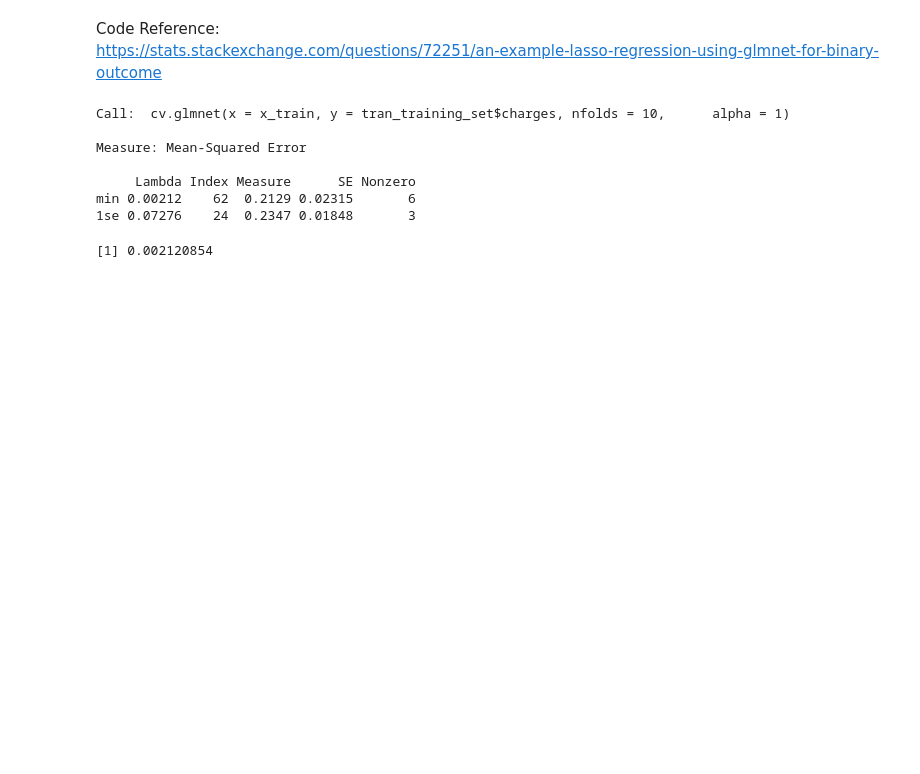
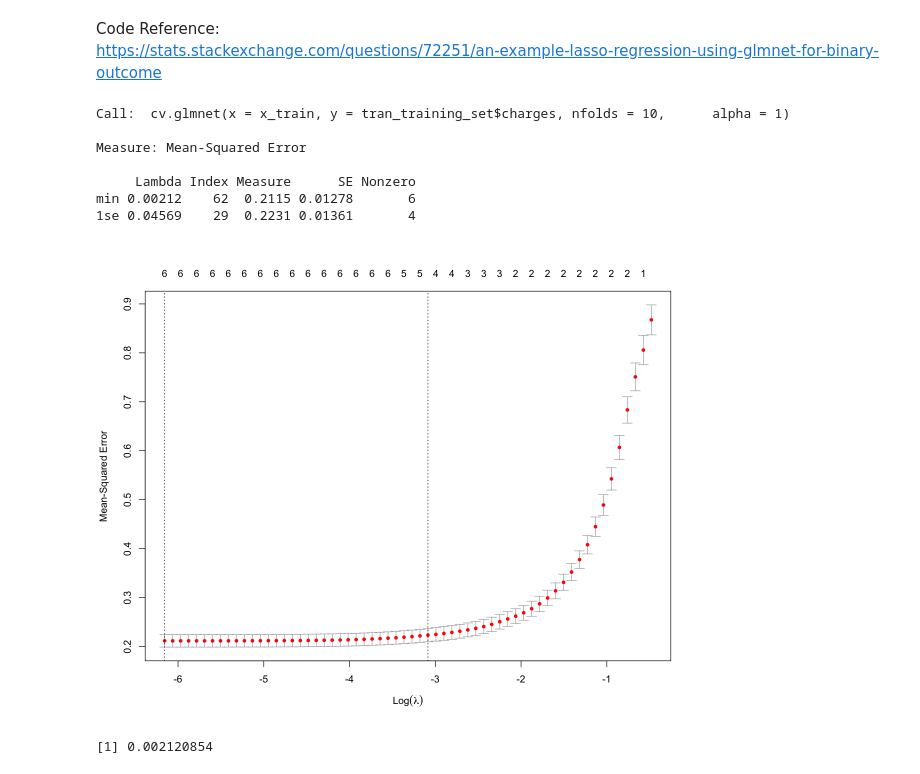
Before and after one commit to Zibo-S/STAT301_Gp_4, a Jupyter notebook: Final_Report_Draft.ipynb, the cells around one changed output. Drawn from its saved outputs; the diff is of its cells as text; code cells hidden in the pictures; blank space fills up the shorter version.

Commit message:
model comparison update

```diff
--- a/Final_Report_Draft.ipynb
+++ b/Final_Report_Draft.ipynb
@@ -172,7 +190,8 @@ From the plot above, the distribution of our transferred target variable is more
 Code Reference: <br>
 https://stats.stackexchange.com/questions/72251/an-example-lasso-regression-using-glmnet-for-binary-outcome
 # %%
-x_train <-model.matrix(tran_training_set$charges~tran_training_set$age+tran_training_set$sex+tran_training_set$bmi+tran_training_set$children+tran_training_set$smoker+tran_training_set$region)
+set.seed(1234)
+x_train <-model.matrix(tran_training_set$charges~tran_training_set$age+tran_training_set$sex+tran_training_set$bmi+tran_training_set$children+tran_training_set$smoker+tran_training_set$region)[,-1]
 lasso_model = cv.glmnet(x=x_train,y =tran_training_set$charges,alpha=1, nfolds=10)
 lasso_model
 # %% [output]
@@ -181,6 +200,10 @@ Call:  cv.glmnet(x = x_train, y = tran_training_set$charges, nfolds = 10,      a
 Measure: Mean-Squared Error
 
      Lambda Index Measure      SE Nonzero
-min 0.00212    62  0.2129 0.02315       6
-1se 0.07276    24  0.2347 0.01848       3
+min 0.00212    62  0.2115 0.01278       6
+1se 0.04569    29  0.2231 0.01361       4
+# %%
+plot(lasso_model)
+# %% [output]
+[figure, added]
 # %%
```
Also changed, not shown: parts of 23 cells of this notebook.
